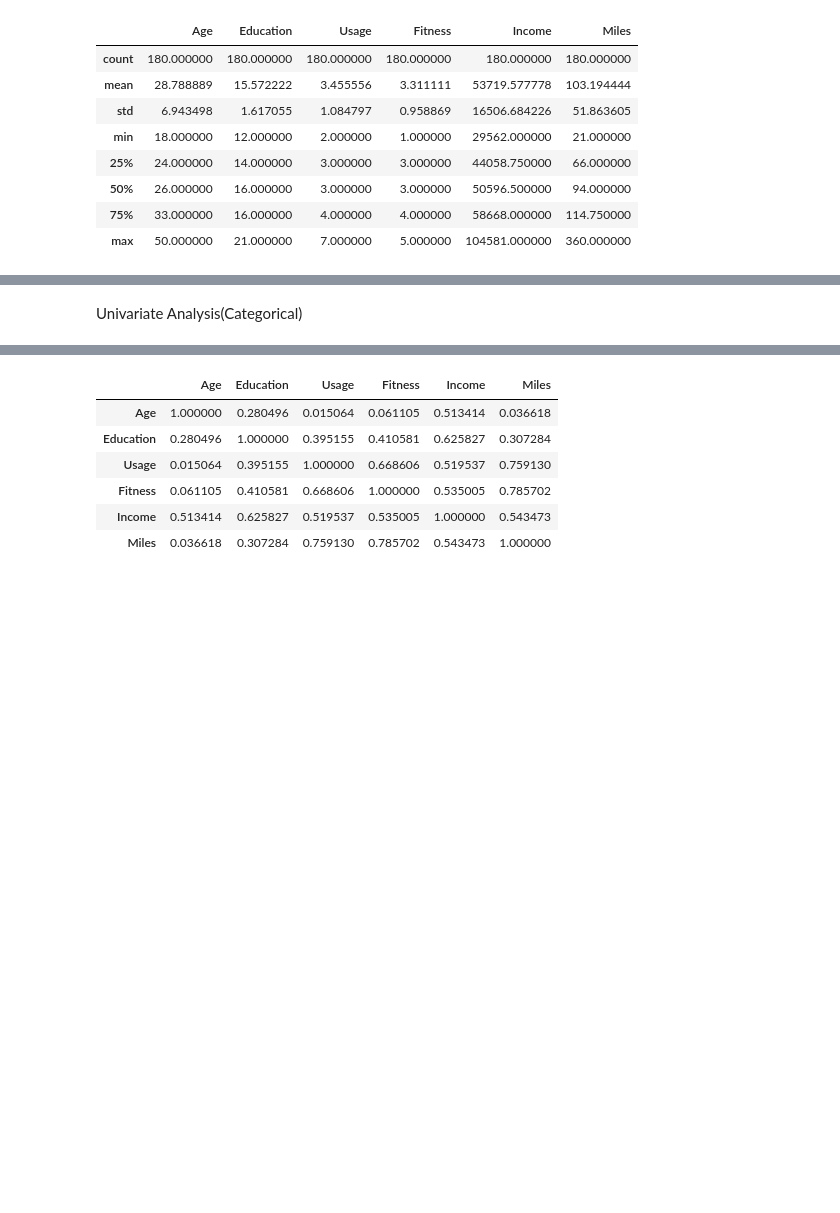
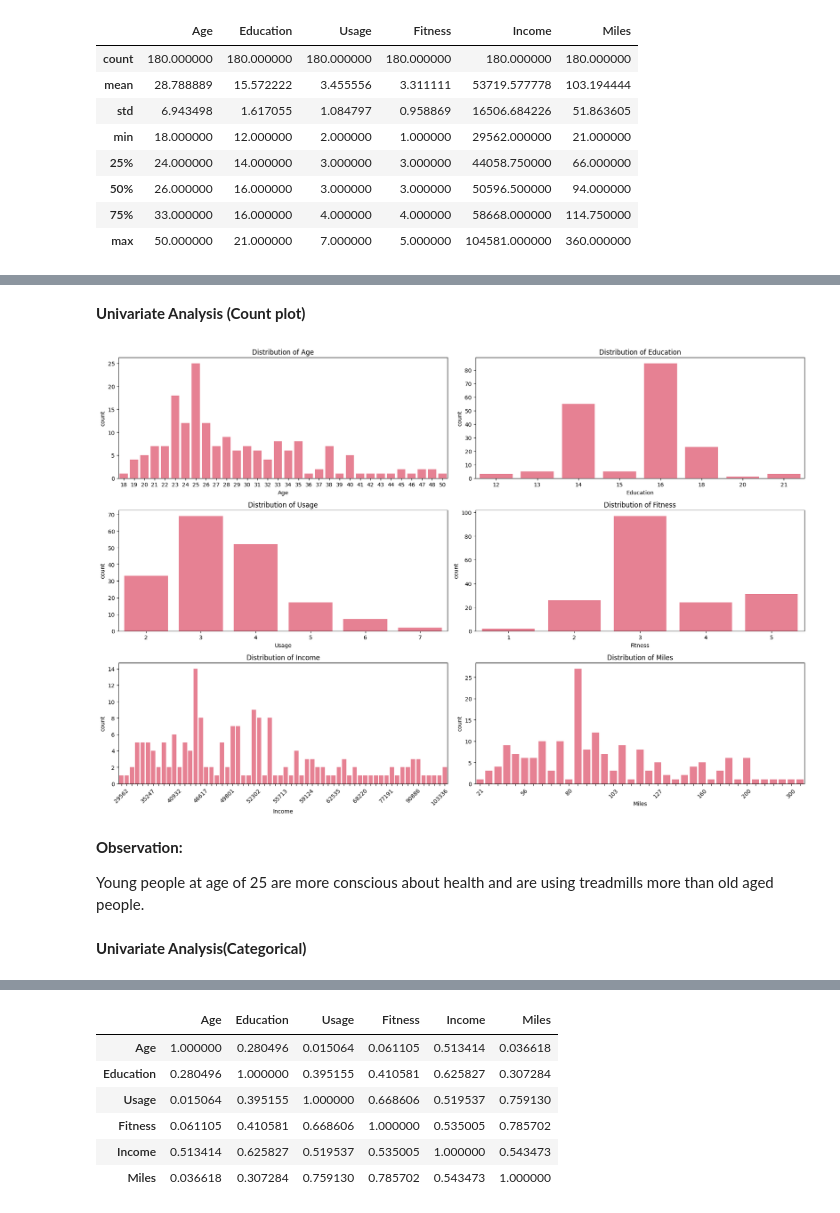
Before and after one commit to Aafrinm9/Stratascratch, a Jupyter notebook: Aerofit/Treadmill_buye_Analysis.ipynb, the cells around one changed output, grey strips where cells are left out. Cells and saved outputs as stored; diff of their text form; code cells hidden in the pictures; blank space fills up the shorter version.

```diff
--- a/Aerofit/Treadmill_buye_Analysis.ipynb
+++ b/Aerofit/Treadmill_buye_Analysis.ipynb
@@ -122,5 +141,31 @@ for col in num_cols:
+# %% [markdown]
+**Univariate Analysis (Count plot)**
+# %%
+fig, axes = plt.subplots(3, 2, figsize=(18, 12))
+
+for ax, col in zip(axes.flatten(), num_cols):
+    sns.countplot(data=df, x=col,ax=ax)
+    ax.set_title(f"Distribution of {col}")
+    plt.draw()   # force rendering so tick labels exist
+
+#Show only every 5th label for Income and Miles
+for ax in [axes[2,0], axes[2,1]]:
+    labels = ax.get_xticklabels()
+    for i, label in enumerate(labels):
+        if i % 5 != 0:
+            label.set_visible(False)
+    ax.tick_params(axis='x', rotation=45)
+
+plt.tight_layout()
+plt.show()
+# %% [output]
+[figure, added]
+# %% [markdown]
+**Observation:**
+
+Young people at age of 25 are more conscious about health and are using treadmills more than old aged people.
 # %% [markdown]
-Univariate Analysis(Categorical)
+**Univariate Analysis(Categorical)**
 # %%
 cat_cols = df[['Product','Gender','MaritalStatus','Education','Usage','Fitness']]
 # %%
```
Also changed, not shown: parts of 68 cells of this notebook.
